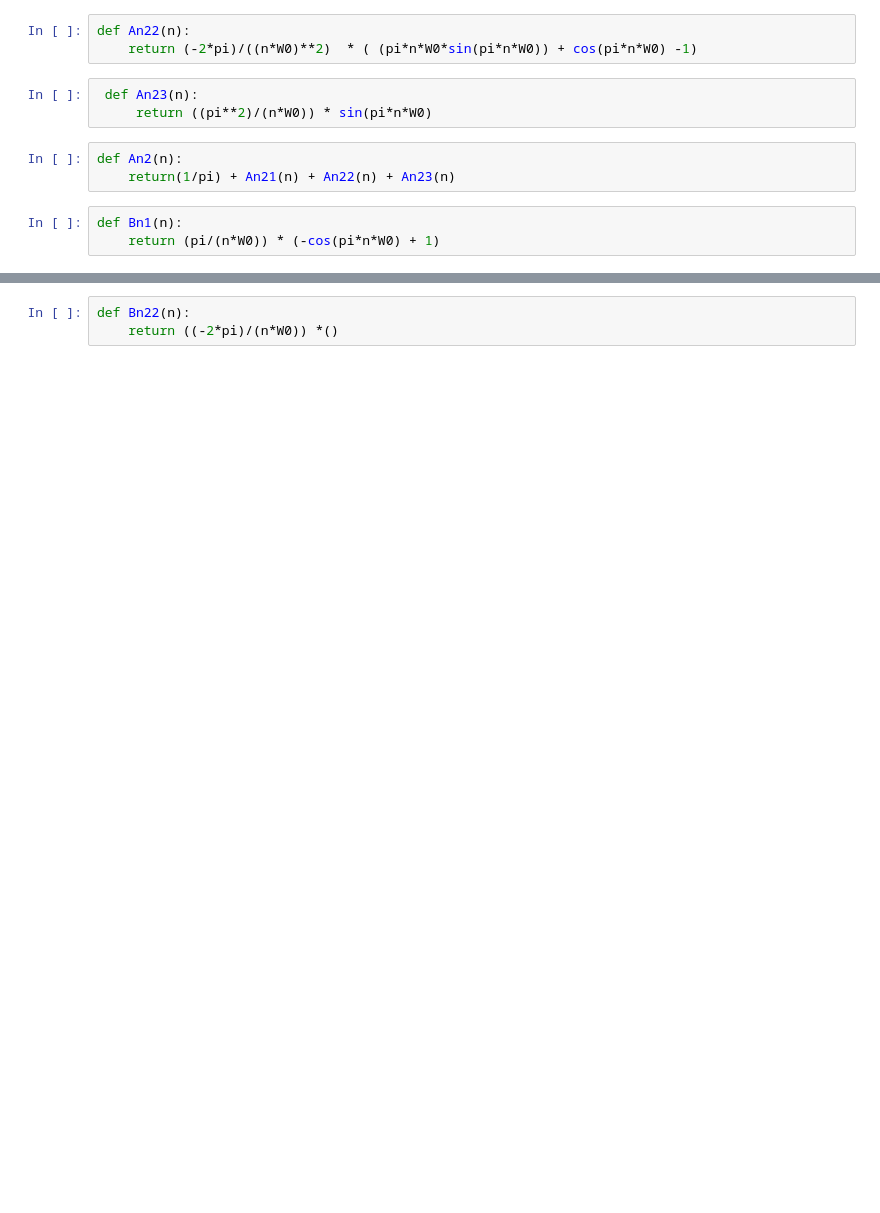
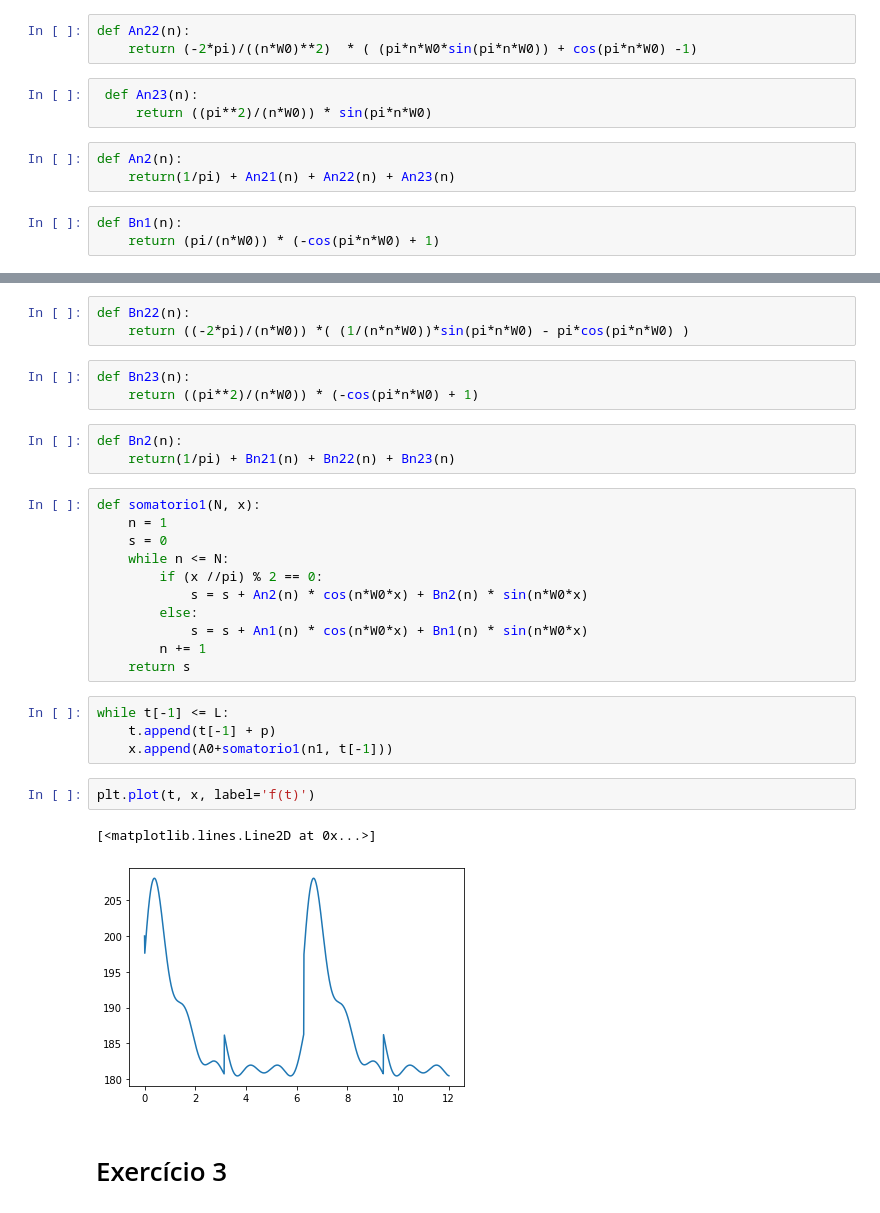
Before and after one commit to GusRigor/Sistema-e-Sinais, a Jupyter notebook: Prova 2 - Oficial/prova2.ipynb, the cells around one changed output, grey strips where cells are left out. Drawn from its saved outputs; the diff is of its cells as text; blank space fills up the shorter version.

```diff
--- a/Prova 2 - Oficial/prova2.ipynb
+++ b/Prova 2 - Oficial/prova2.ipynb
@@ -70,3 +70,31 @@ def Bn21(n):
+# %%
+def Bn22(n):
+    return ((-2*pi)/(n*W0)) *( (1/(n*n*W0))*sin(pi*n*W0) - pi*cos(pi*n*W0) )
 # %%
-def Bn22(n):
-    return ((-2*pi)/(n*W0)) *()
+def Bn23(n):
+    return ((pi**2)/(n*W0)) * (-cos(pi*n*W0) + 1)
+# %%
+def Bn2(n):
+    return(1/pi) + Bn21(n) + Bn22(n) + Bn23(n)
+# %%
+def somatorio1(N, x):
+    n = 1
+    s = 0
+    while n <= N:
+        if (x //pi) % 2 == 0:
+            s = s + An2(n) * cos(n*W0*x) + Bn2(n) * sin(n*W0*x)
+        else:
+            s = s + An1(n) * cos(n*W0*x) + Bn1(n) * sin(n*W0*x)
+        n += 1
+    return s
+# %%
+while t[-1] <= L:
+    t.append(t[-1] + p)
+    x.append(A0+somatorio1(n1, t[-1]))
+# %%
+plt.plot(t, x, label='f(t)')
+# %% [output]
+[<matplotlib.lines.Line2D at 0x...>]
+[figure, added]
+# %% [markdown]
+<h1>Exercício 3</h1>
```
Also changed, not shown: parts of 23 cells of this notebook.
